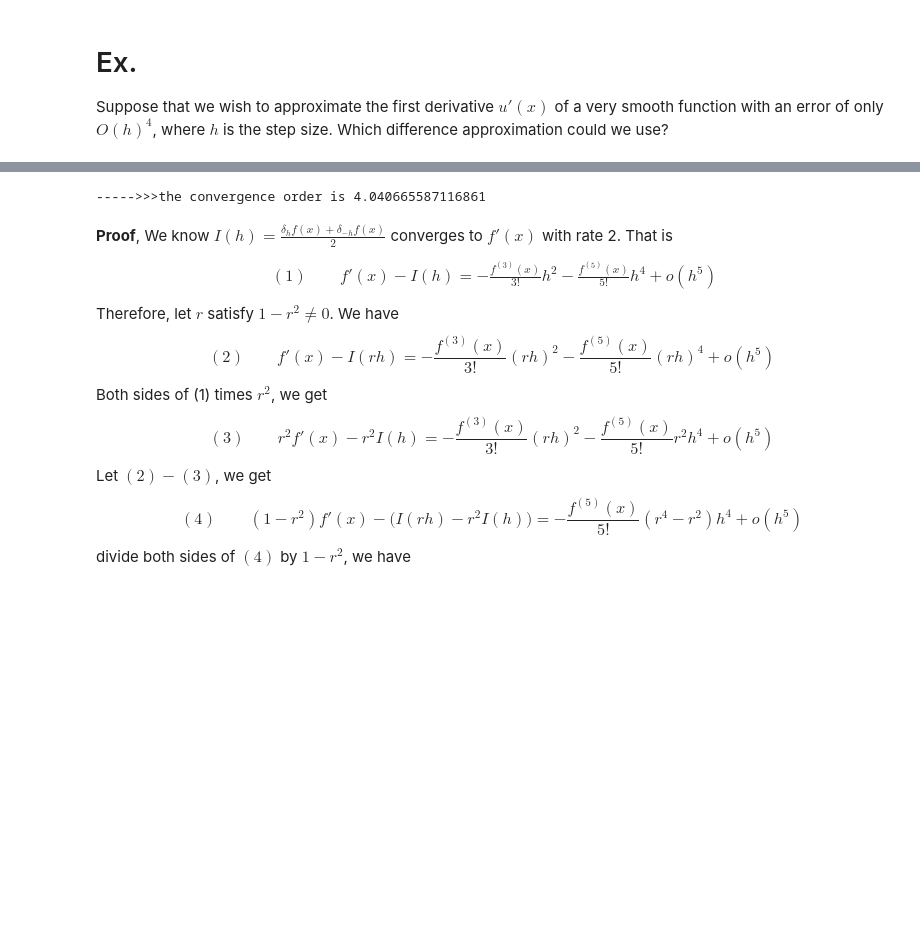
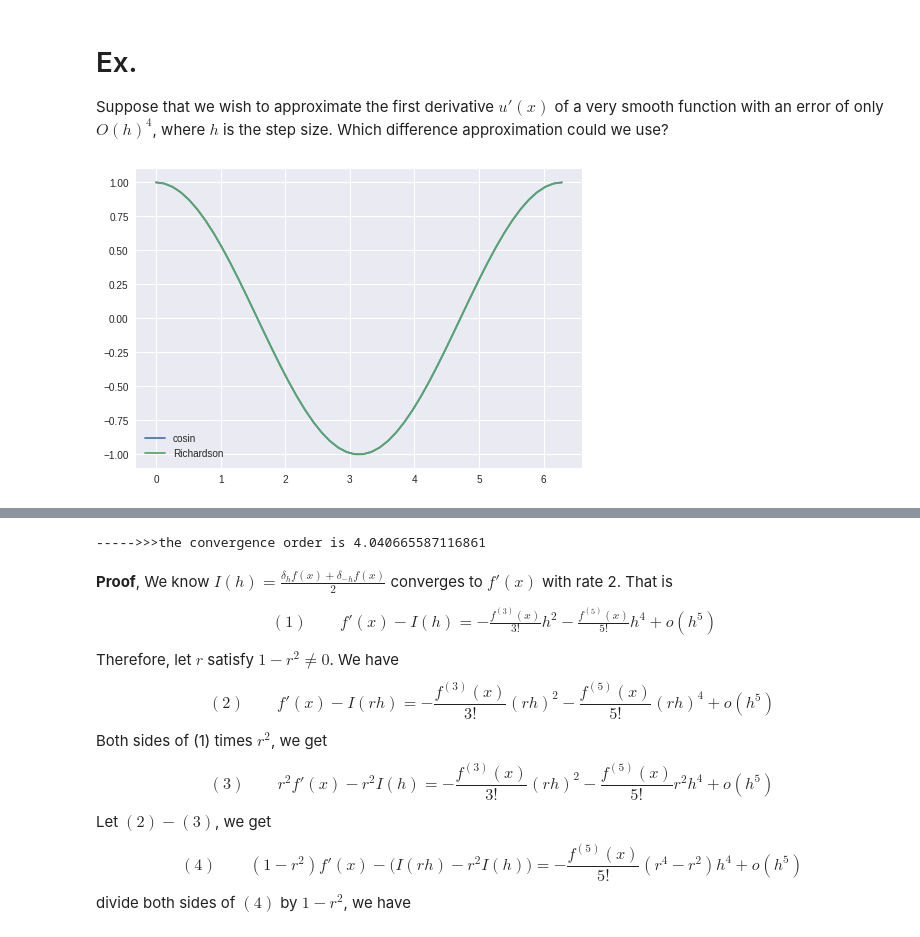
Before and after one commit to ZhyShe/18ma573ZhiyuanShe, a Jupyter notebook: src/hw2_1.ipynb, the cells around one changed output, grey strips where cells are left out. Drawn from its saved outputs; the diff is of its cells as text; code cells hidden in the pictures; blank space fills up the shorter version.

```diff
--- a/src/hw2_1.ipynb
+++ b/src/hw2_1.ipynb
@@ -16,6 +16,14 @@ def cfd(f, x, h):
   return (ffd(f, x, h)+bfd(f, x, h))/2
 def Richardson(r, f, x, h):#here r satisfies 1-r^n $\neq$0, where n is the convergence order of cfd
   return (cfd(f, x, r*h)-(r**2)*cfd(f, x, h))/(1-r**2)
+# %%
+xs=np.linspace(0,2*np.pi)
+plt.plot(xs,np.cos(xs), label='cosin')
+plt.plot(xs,Richardson(0.5, np.sin, xs, .5), label = 'Richardson')
+plt.legend()
+plt.show()
+# %% [output]
+[figure, added]
 # %%
 examined_point=np.pi/3
 examined_value=np.cos(examined_point)
```
Also changed, not shown: parts of 1 cell of this notebook.
